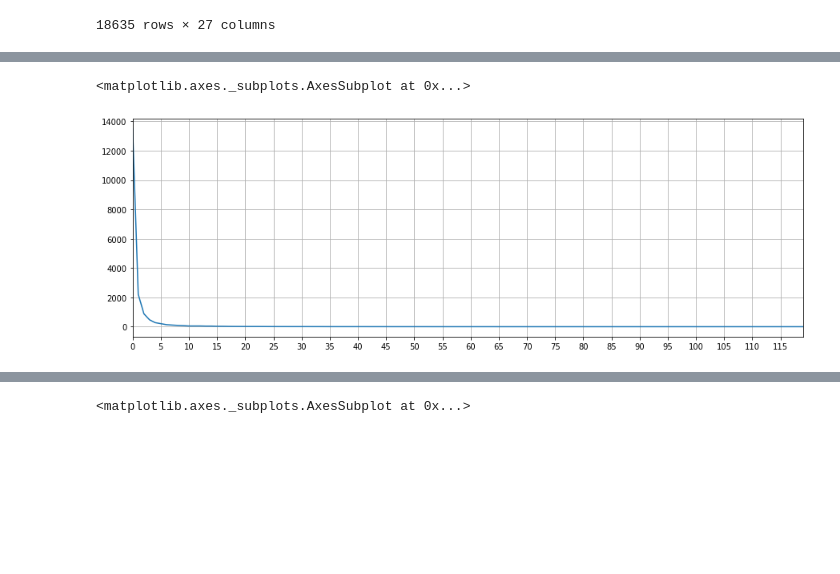
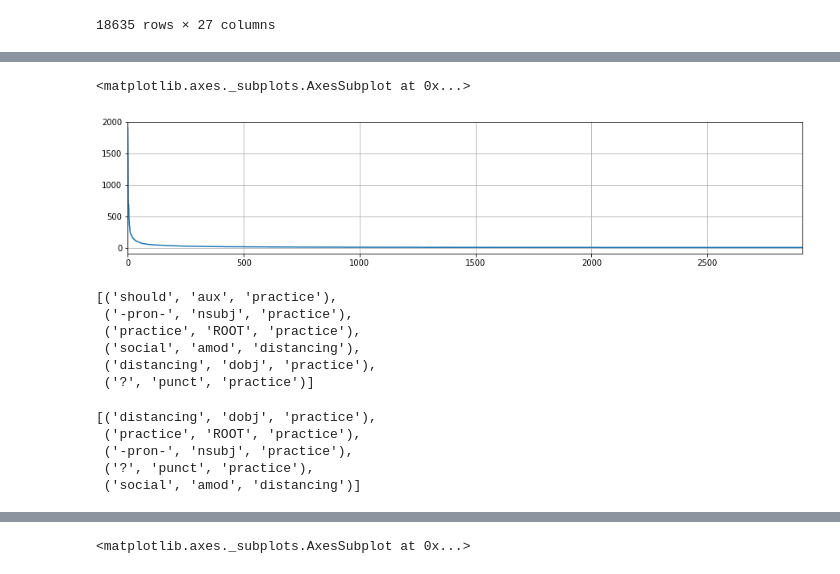
Before and after one commit to dialoguemd-archives/covidfaq, a Jupyter notebook: experiments/QuesSort Pipeline - Filter style.ipynb, the cells around one changed output, grey strips where cells are left out. Cells and saved outputs as stored; diff of their text form; code cells hidden in the pictures; blank space fills up the shorter version.

Commit message:
AHC and KMeans with Dependency Vector with lower limit on frequency

```diff
--- a/experiments/QuesSort Pipeline - Filter style.ipynb
+++ b/experiments/QuesSort Pipeline - Filter style.ipynb
@@ -294,14 +294,21 @@ from scipy.sparse import coo_matrix
 def get_vectors(rows, features):
     mtxr, mtxc, mtxv = [], [], []
     for i,row in enumerate(rows):
-        sequence = [features.index(feat_val) for feat_val in row]
+        sequence = [features.index(feat_val) for feat_val in row if feat_val in features]
         mtxr.extend([i]*len(sequence))
         mtxv.extend([1]*len(sequence))
         mtxc.extend([j for j in sequence])
     return coo_matrix((mtxv, (mtxr, mtxc)), shape=(len(rows), len(features)))
 
-# def interpret_vectors(vector, features):
-#     vector
+def interpret_vectors(vectors, features):
+    if np.array(vectors).shape[-1:][0] != len(features):
+        raise Exception("Vector size does not match number of features")
+
+    if len(np.array(vectors).shape) == 1:
+        vector = vectors # single vector
+        return [feat for val,feat in zip(vector, features) if val>0]
+    else:
+        return [[feat for val,feat in zip(vector, features) if val>0] for vector in vectors]
 # %%
 dataset["tuples"] = dataset.spacy_doc.apply(get_tuples)
 
@@ -701,3 +692,5 @@ def get_cat_freq(row):
     return sum([1 for val in row if val>0])
 # %%
 dependency_counts["cat_freq"] = dependency_counts[features].apply(get_cat_freq,axis=1)
+# %%
+dependency_counts["total_freq"] = dependency_counts[features].apply(sum,axis=1)
@@ -703,0 +721,6 @@ dependency_counts["cat_freq"] = dependency_counts[features].apply(get_cat_freq,a
+# %%
+# Frequency of dependencies, (x,y) is y dependencies have x total frequency
+dependency_counts[dependency_counts.total_freq>2].sort_values(by="total_freq",ascending=False)["total_freq"].plot(figsize=(15,3), grid=True, use_index=False)
+# %% [output]
+<matplotlib.axes._subplots.AxesSubplot at 0x...>
+[figure, added]
@@ -704,7 +729,21 @@ dependency_counts["cat_freq"] = dependency_counts[features].apply(get_cat_freq,a
+# %%
+dataset.loc[2,"dependencies"]
+# %% [output]
+[('should', 'aux', 'practice'),
+ ('-pron-', 'nsubj', 'practice'),
+ ('practice', 'ROOT', 'practice'),
+ ('social', 'amod', 'distancing'),
+ ('distancing', 'dobj', 'practice'),
+ ('?', 'punct', 'practice')]
+# %%
+interpret_vectors(dataset.loc[2,"dependency_vector"], dependency_counts[dependency_counts.total_freq>2].Dependency.values.tolist())
+# %% [output]
+[('distancing', 'dobj', 'practice'),
+ ('practice', 'ROOT', 'practice'),
+ ('-pron-', 'nsubj', 'practice'),
+ ('?', 'punct', 'practice'),
+ ('social', 'amod', 'distancing')]
 # %%
 # Frequency of dependencies, (x,y) is y dependencies have x total frequency
-dependency_counts.sort_values("total_freq",ascending=False).groupby("total_freq")["Dependency"].count().sort_values(ascending=False).plot(figsize=(15,5), grid=True, use_index=False, xticks=range(0,120,5))
+# dependency_counts.sort_values("total_freq",ascending=False).groupby("total_freq")["Dependency"].count().sort_values(ascending=False).plot(figsize=(15,5), grid=True, use_index=False, xticks=range(0,120,5))
-# %% [output]
-<matplotlib.axes._subplots.AxesSubplot at 0x...>
-[figure, removed]
 # %%
```
Also changed, not shown: parts of 18 cells of this notebook.
